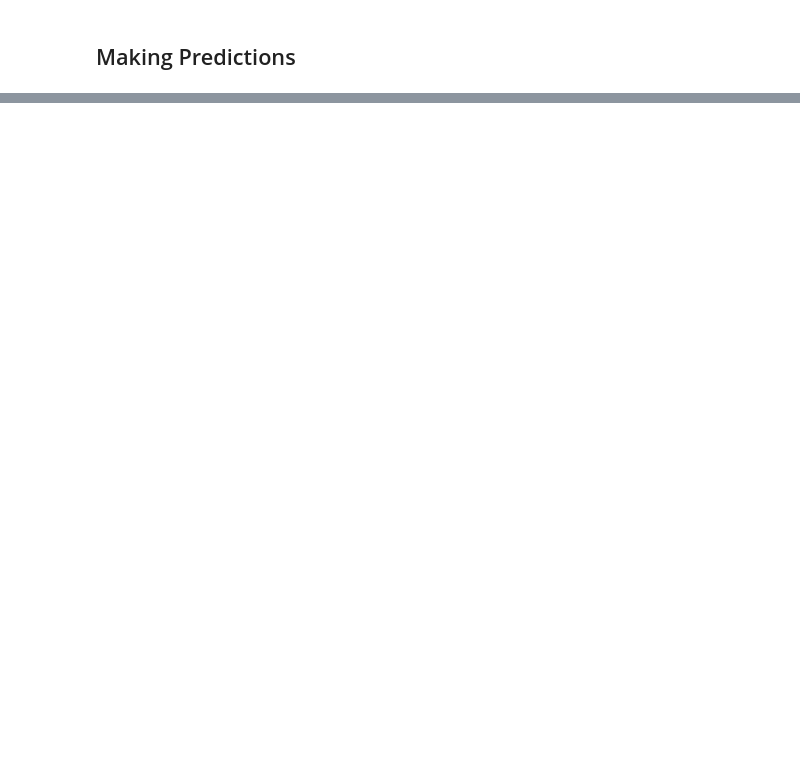
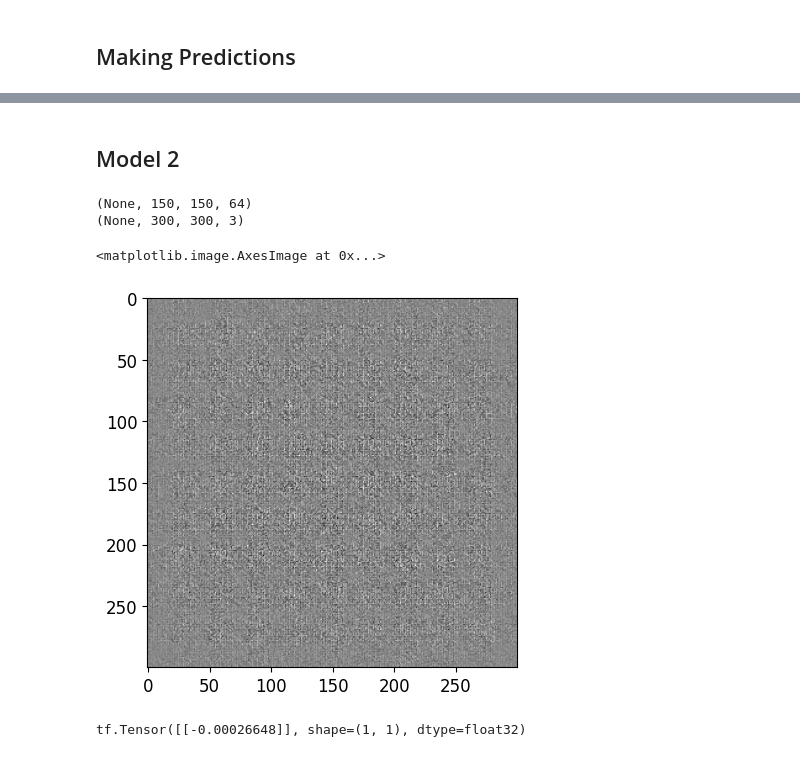
Before and after one commit to JosueMolinaMorales/CyberAI, a Jupyter notebook: Assignment3/malware_image_detection.ipynb, the cells around one changed output, grey strips where cells are left out. Drawn from its saved outputs; the diff is of its cells as text; code cells hidden in the pictures; blank space fills up the shorter version.

```diff
--- a/Assignment3/malware_image_detection.ipynb
+++ b/Assignment3/malware_image_detection.ipynb
@@ -202,0 +279,2 @@ IndexError: invalid index to scalar variable.
+# %% [markdown]
+## Model 2
@@ -202,0 +328,18 @@ IndexError: invalid index to scalar variable.
+# %%
+generator = make_generator_model()
+
+noise = tf.random.normal([1, 100])
+generated_image = generator(noise, training=False)
+
+plt.imshow(generated_image[0, :, :, 0], cmap='gray')
+# %% [output]
+(None, 150, 150, 64)
+(None, 300, 300, 3)
+<matplotlib.image.AxesImage at 0x...>
+[figure, added]
+# %%
+discriminator = make_discriminator_model()
+decision = discriminator(generated_image)
+print (decision)
+# %% [output]
+tf.Tensor([[-0.00026648]], shape=(1, 1), dtype=float32)
```
Also changed, not shown: parts of 33 cells of this notebook.
